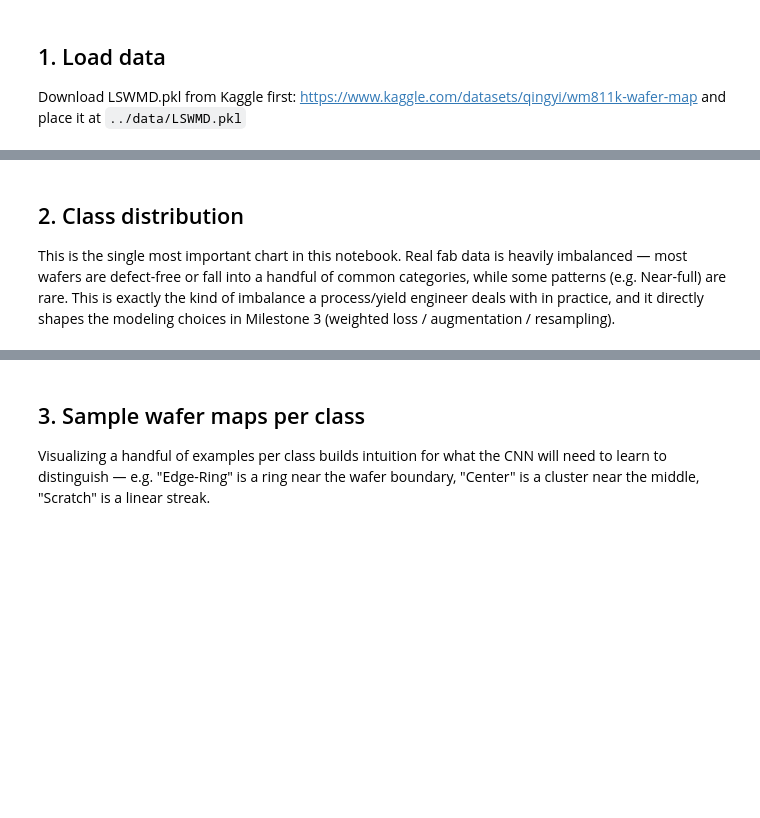
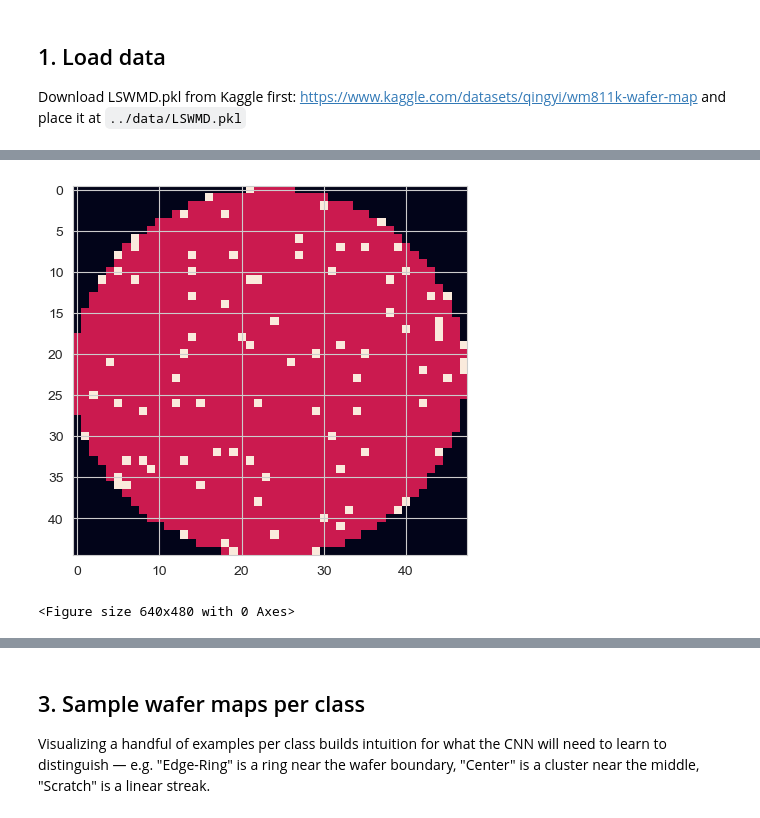
Before and after one commit to SravanPuvvada/wafer-defect-classification, a Jupyter notebook: notebooks/01_eda.ipynb, the cells around one changed output, grey strips where cells are left out. Saved outputs shown, nothing was run; the diff lists cells and outputs as text; code cells hidden in the pictures; blank space fills up the shorter version.

```diff
--- a/notebooks/01_eda.ipynb
+++ b/notebooks/01_eda.ipynb
@@ -43,9 +66,8 @@ NameError: name 'load_labeled_dataset' is not defined
-# %% [markdown]
-## 2. Class distribution
-
-This is the single most important chart in this notebook. Real fab data
-is heavily imbalanced — most wafers are defect-free or fall into a
-handful of common categories, while some patterns (e.g. Near-full) are
-rare. This is exactly the kind of imbalance a process/yield engineer
-deals with in practice, and it directly shapes the modeling choices
-in Milestone 3 (weighted loss / augmentation / resampling).
+# %%
+import matplotlib.pyplot as plt
+plt.imshow(df["waferMap"].iloc[0])
+plt.show()
+plt.savefig("../reports/figures/testwafermap.png")
+# %% [output]
+[figure, added]
+<Figure size 640x480 with 0 Axes>
```
Also changed, not shown: parts of 14 cells of this notebook, 1 other file.
